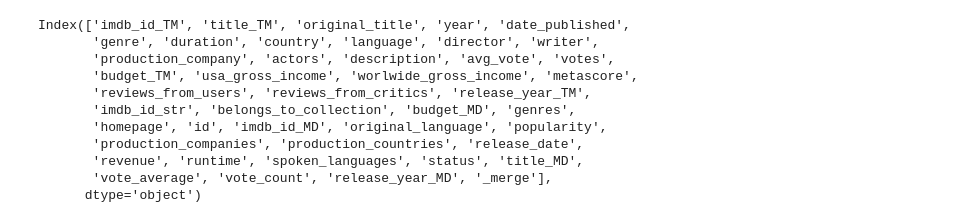
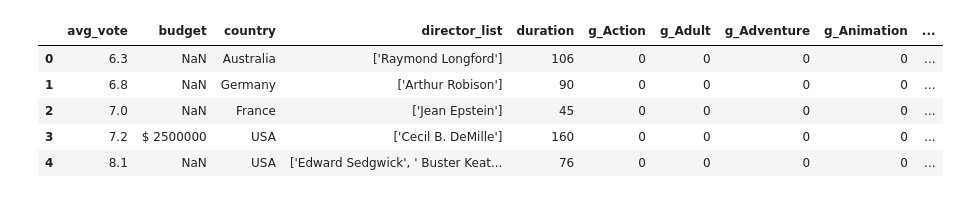
Before and after one commit to amaloney3/mlenv_movie_success_predictor, a Jupyter notebook: Merging_IMDB_TMDB.ipynb, the cells around one changed output. Saved outputs shown, nothing was run; the diff lists cells and outputs as text; code cells hidden in the pictures.

Commit message:
notebook for merged files

```diff
--- a/Merging_IMDB_TMDB.ipynb
+++ b/Merging_IMDB_TMDB.ipynb
@@ -470,14 +0,0 @@ max    2.787965e+09    450.000000     10.000000  14075.000000      2018.000000
-# %%
-print(merge_movies_df.columns)
-# %% [output]
-Index(['imdb_id_TM', 'title_TM', 'original_title', 'year', 'date_published',
-       'genre', 'duration', 'country', 'language', 'director', 'writer',
-       'production_company', 'actors', 'description', 'avg_vote', 'votes',
-       'budget_TM', 'usa_gross_income', 'worlwide_gross_income', 'metascore',
-       'reviews_from_users', 'reviews_from_critics', 'release_year_TM',
-       'imdb_id_str', 'belongs_to_collection', 'budget_MD', 'genres',
-       'homepage', 'id', 'imdb_id_MD', 'original_language', 'popularity',
-       'production_companies', 'production_countries', 'release_date',
-       'revenue', 'runtime', 'spoken_languages', 'status', 'title_MD',
-       'vote_average', 'vote_count', 'release_year_MD', '_merge'],
-      dtype='object')
@@ -483,0 +72,19 @@ Index(['imdb_id_TM', 'title_TM', 'original_title', 'year', 'date_published',
+# %%
+# Read in "The IMbd Movies dataset"
+# if this is read in as csv, each row is a string and dictionaries are not recognized.
+
+pd.set_option("max_columns", None)
+
+IMDB_df = pd.read_csv("Resources/imdb_main.csv", low_memory=False)
+IMDB_df.sort_index(axis=1, inplace=True)
+
+IMDB_cols = IMDB_df.columns
+
+IMDB_df.head()
+# %% [output]
+|  | avg_vote | budget | country | director_list | duration | g_Action | g_Adult | g_Adventure | g_Animation | ... |
+| 0 | 6.3 | NaN | Australia | ['Raymond Longford'] | 106 | 0 | 0 | 0 | 0 | ... |
+| 1 | 6.8 | NaN | Germany | ['Arthur Robison'] | 90 | 0 | 0 | 0 | 0 | ... |
+| 2 | 7.0 | NaN | France | ['Jean Epstein'] | 45 | 0 | 0 | 0 | 0 | ... |
+| 3 | 7.2 | $ 2500000 | USA | ['Cecil B. DeMille'] | 160 | 0 | 0 | 0 | 0 | ... |
+| 4 | 8.1 | NaN | USA | ['Edward Sedgwick', ' Buster Keat... | 76 | 0 | 0 | 0 | 0 | ... |
```
Also changed, not shown: parts of 57 cells of this notebook.
